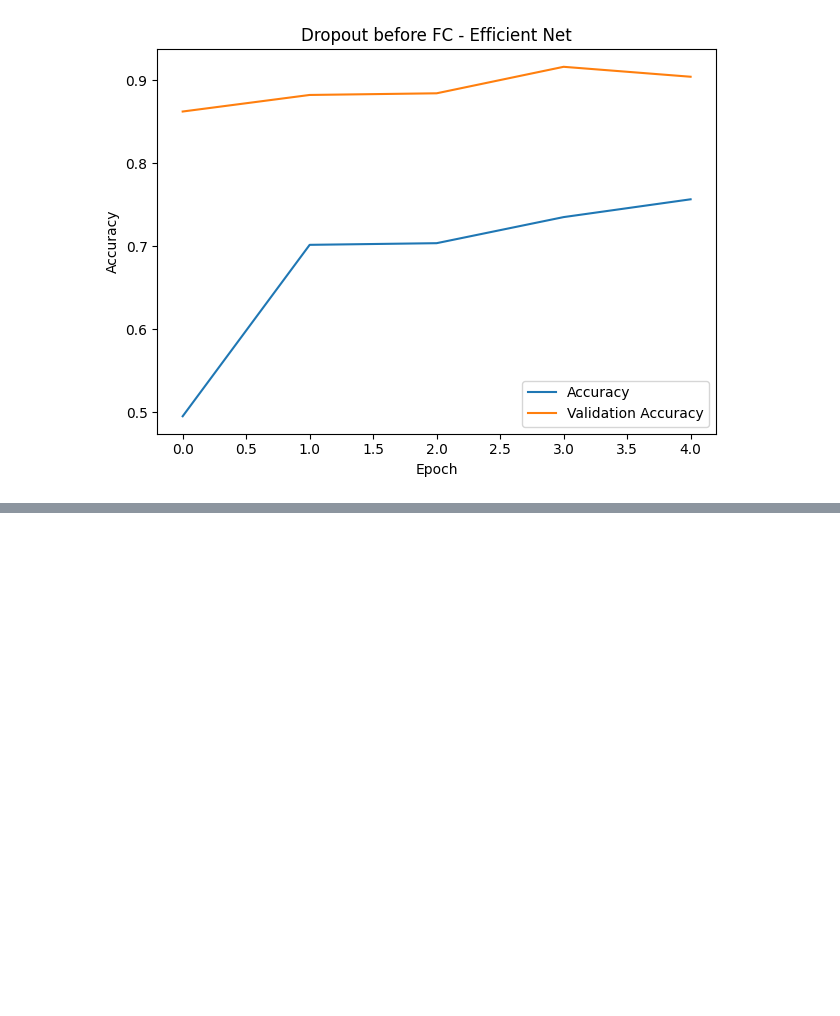
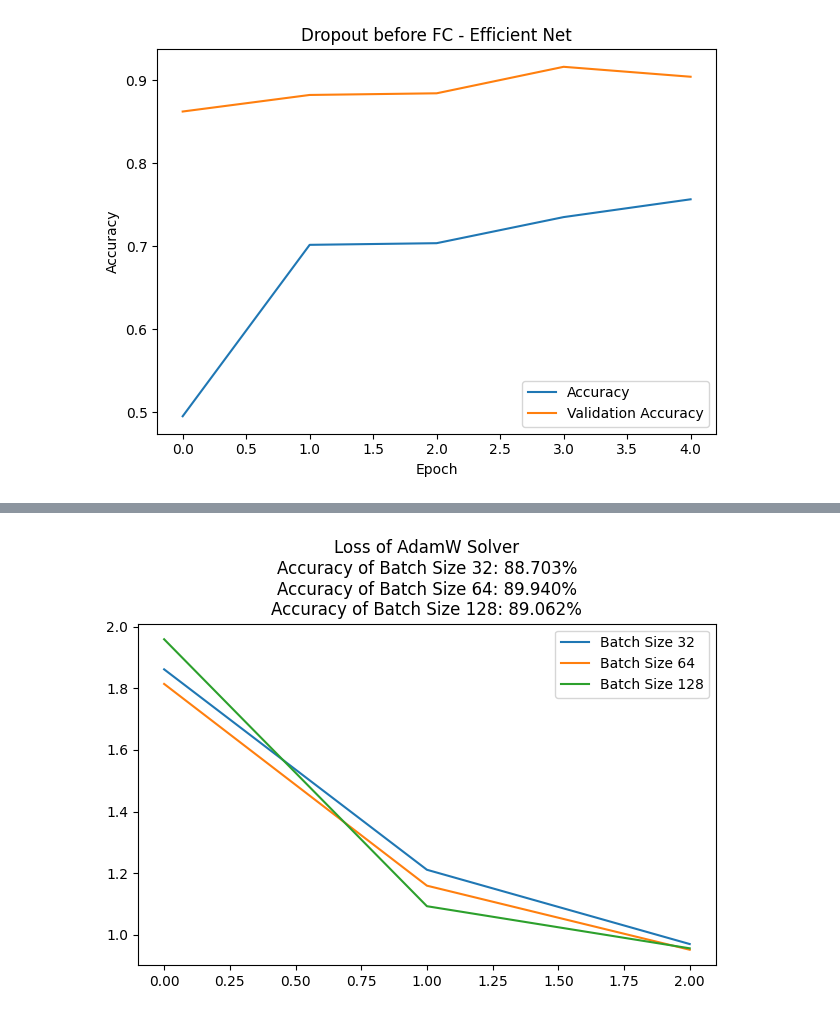
Before and after one commit to acard5meg/ece_527_assignments, a Jupyter notebook: assign_8_2_scratch.ipynb, the cells around one changed output, grey strips where cells are left out. Drawn from its saved outputs; the diff is of its cells as text; code cells hidden in the pictures; blank space fills up the shorter version.

```diff
--- a/assign_8_2_scratch.ipynb
+++ b/assign_8_2_scratch.ipynb
@@ -1311,0 +1530,88 @@ Epoch 5/5
+# %%
+# convert unsplit training data to tensors
+
+# x_to_split_tens = tf.convert_to_tensor(x_to_split)
+# y_to_split_tens = tf.convert_to_tensor(y_to_split)
+
+from tensorflow.keras.applications import EfficientNetV2S
+
+eff_net = EfficientNetV2S(
+    include_top=False,
+    weights="imagenet",
+    input_shape=(224, 224, 3),
+    include_preprocessing=True
+)
+
+eff_net.trainable = False
+
+keras.utils.set_random_seed(42)
+
+skf = StratifiedKFold(n_splits = 3)
+batch_size = [32, 64, 128]
+
+batch_acc = {}
+model_val_hist = {}
+
+for batch in batch_size:
+  curr_batch = []
+  for i, (train_index, test_index) in enumerate(skf.split(x_to_split, y_to_split)):
+    train_x, train_y, test_x, test_y = x_to_split[train_index], y_to_split[train_index], x_to_split[test_index], y_to_split[test_index]
+
+    train_y_cat, test_y_cat = to_categorical(train_y), to_categorical(test_y)
+
+    train_x_tens, train_y_tens, test_x_tens, test_y_tens = tf.convert_to_tensor(train_x), tf.convert_to_tensor(train_y_cat), tf.convert_to_tensor(test_x), tf.convert_to_tensor(test_y_cat)
+    # print(train_x_tens.shape)
+    # print(train_y_tens.shape)
+    model = Sequential()
+    model.add(Input(shape=(224, 224, 3)))
+    model.add(RandomFlip("horizontal", seed=42))
+    model.add(RandomRotation(0.1, seed=42))
+    model.add(RandomZoom(0.1, seed=42))
+    model.add(RandomTranslation(0.2, 0.2, seed=42))
+    model.add(RandomFlip("vertical", seed=42))
+    model.add(RandomContrast(0.3, seed=42))
+    model.add(eff_net)
+    model.add(Flatten())
+    model.add(Dropout(rate=0.5, seed=42))
+    model.add(Dense(units=120, activation='relu'))
+    model.add(Dense(units=84, activation= 'relu'))
+    model.add(Dense(units=20, activation ='softmax'))
+
+    model.compile(
+        optimizer = keras.optimizers.AdamW(),
+        # loss = keras.losses.categorical_crossentropy,
+        loss = keras.losses.CategoricalCrossentropy,
+        metrics = ['accuracy']
+    )
+
+    # model.summary()
+
+    model_hist = model.fit(train_x_tens, train_y_tens,
+              batch_size=batch,
+              epochs=3,
+              verbose=1,
+              callbacks=None)
+
+    scores = model.evaluate(test_x_tens, test_y_tens, verbose=0)
+
+    curr_batch.append(scores[1])
+
+  mean_score = sum(curr_batch)/len(curr_batch)
+  print(f"The accuracy for a batch size of {batch} is {mean_score}")
+  batch_acc[batch] = mean_score
+  model_val_hist[batch] = model_hist.history['loss']
+
+
+acc_32, acc_64, acc_128 = batch_acc[32], batch_acc[64], batch_acc[128]
+loss_32, loss_64, loss_128 = model_val_hist[32], model_val_hist[64], model_val_hist[128]
+
+plt.plot(loss_32, label="Batch Size 32")
+plt.plot(loss_64, label="Batch Size 64")
+plt.plot(loss_128, label="Batch Size 128")
+
+plt.title(f"Loss of AdamW Solver\nAccuracy of Batch Size 32: {acc_32*100:.3f}%\nAccuracy of Batch Size 64: {acc_64*100:.3f}%\nAccuracy of Batch Size 128: {acc_128*100:.3f}%")
+plt.legend()
+plt.tight_layout()
+plt.savefig("loss_adamW_solver_3foldstrat.jpg")
+plt.show()
+# %% [output]
@@ -1311,0 +1635 @@ Epoch 5/5
+[figure, added]
```
Also changed, not shown: parts of 11 cells of this notebook.
